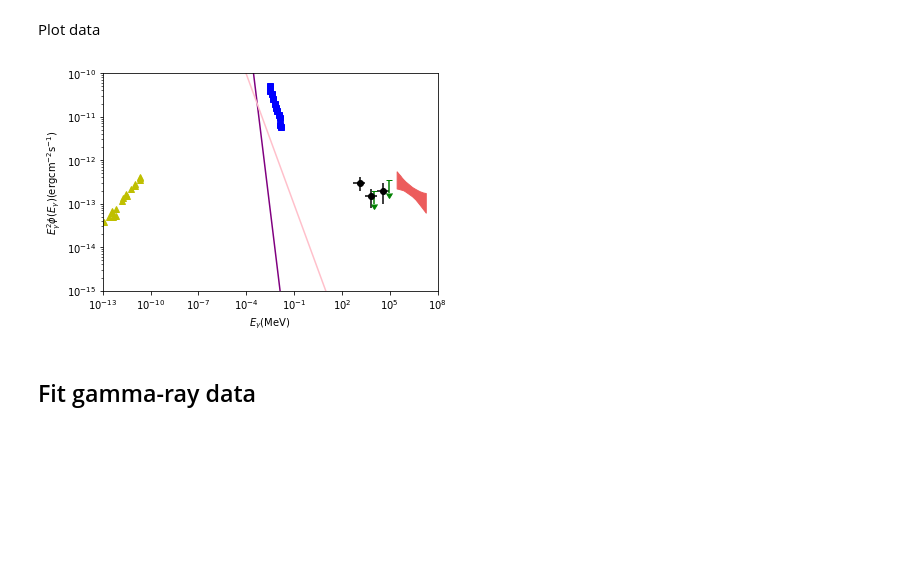
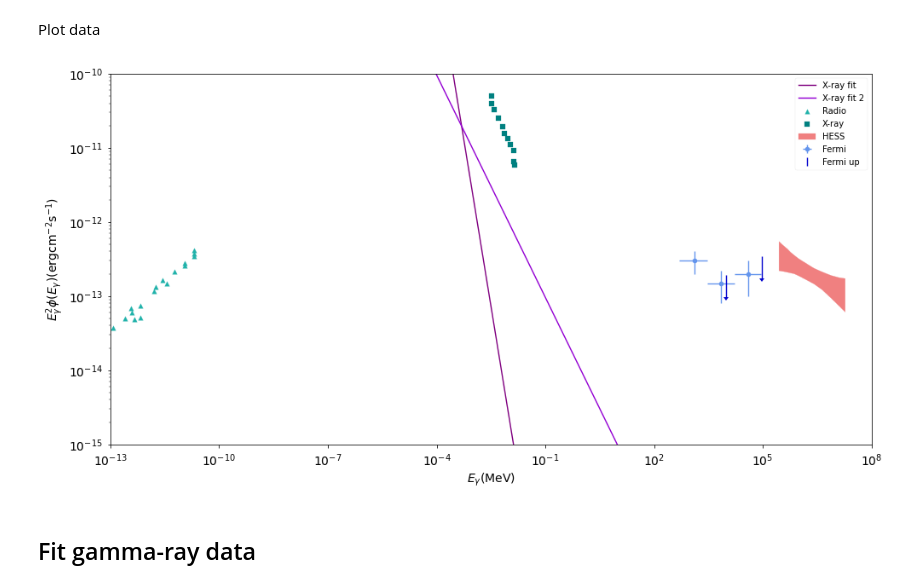
Before and after one commit to Sruthi-Ravikularaman/SN1006, a Jupyter notebook: SN1006.ipynb, the cells around one changed output. Saved outputs shown, nothing was run; the diff lists cells and outputs as text; code cells hidden in the pictures; blank space fills up the shorter version.

```diff
--- a/SN1006.ipynb
+++ b/SN1006.ipynb
@@ -26,6 +26,8 @@ M_sol = 2e30 # kg
 m_H = 1.67e-27 # kg
 m_avg = 1.4*m_H
 sigma_sb=35.394474508 #MeV cm^-2 s^-1 K^-4
+E_list = np.logspace(-13, 8, 100)
+E_g_list = np.logspace(-10, 8, 100)
 # %% [markdown]
 Cloud and shell parameters
 # %%
@@ -99,30 +101,37 @@ X-ray fit
 def Xray_fit(E):
     return 2.3e-12 * np.power(E * 1e3, -3)
 
-Phi_xray_fit = np.array([Xray_fit(E) for E in np.logspace(-13, 8, 50)])
+Phi_xray_fit = np.array([Xray_fit(E) for E in E_list])
 
 def Xray_fit_2(E):
     return 6.0 * np.power(E * 1e3, -3) #MeV-1 cm-2 s-1
 
-Phi_xray_fit_2 = np.array([E * E * Xray_fit_2(E) * MeV_to_erg for E in np.logspace(-13, 8, 50)])
+Phi_xray_fit_2 = np.array([E * E * Xray_fit_2(E) * MeV_to_erg for E in E_list])
 # %% [markdown]
 Plot data
 # %%
-plt.plot(Er, Phi_radio, 'y^')
-plt.plot(Ex, Phi_xray, 'bs')
-plt.errorbar(Ef, Phi_fermi, yerr=[Phi_fermi-Phi_fm,Phi_fp-Phi_fermi], xerr=[Ef-Efm,Efp-Ef], fmt='ko')
-plt.errorbar(Efu, Phi_fermi_up, yerr=0.5 * Phi_fermi_up, linestyle='none', marker='_', color="green", uplims=True)
-plt.fill_between(Eh, Phi_hm, Phi_hp, color=[(236.0/255.0,92.0/255.0,92.0/255.0)])
-plt.plot(np.logspace(-13, 8, 50), Phi_xray_fit, color='purple')
-plt.plot(np.logspace(-13, 8, 50), Phi_xray_fit_2, color='pink')
+plt.style.use('seaborn-paper')
+plt.rc('xtick', labelsize=14)
+plt.rc('ytick', labelsize=14)
+plt.rc('axes', labelsize=14)    # fontsize of the x and y labels
+plt.rc('legend', fontsize=10)
+plt.rcParams['figure.figsize'] = [16, 8]
+plt.scatter(Er, Phi_radio, color='lightseagreen', marker='^', label='Radio')
+plt.scatter(Ex, Phi_xray, color='teal', marker='s', label='X-ray')
+plt.errorbar(Ef, Phi_fermi, yerr=[Phi_fermi-Phi_fm,Phi_fp-Phi_fermi], xerr=[Ef-Efm,Efp-Ef], color='cornflowerblue', ecolor='cornflowerblue', marker='o', linestyle='None', label='Fermi')
+plt.errorbar(Efu, Phi_fermi_up, yerr=0.5 * Phi_fermi_up, linestyle='none', marker='_', color="mediumblue", uplims=True, label='Fermi up')
+plt.fill_between(Eh, Phi_hm, Phi_hp, color='lightcoral', label='HESS')
+plt.plot(E_list, Phi_xray_fit, color='purple', label='X-ray fit')
+plt.plot(E_list, Phi_xray_fit_2, color='darkviolet', label='X-ray fit 2')
+plt.legend()
 plt.xscale('log')
 plt.yscale('log')
 plt.xlabel(r'$E_{\gamma}\mathrm{(MeV)}$')
 plt.ylabel(r'$E^2_\gamma\phi(E_\gamma)\mathrm{(erg cm^{-2} s^{-1})}$')
 plt.xlim(1.0e-13,1.0e8)
 plt.ylim(1.0e-15,1.0e-10)
 plt.show()
 # %% [output]
-[figure, old version]
+[figure, new version]
 # %% [markdown]
 ## Fit gamma-ray data
```
Also changed, not shown: parts of 7 cells of this notebook, 5 other files.
